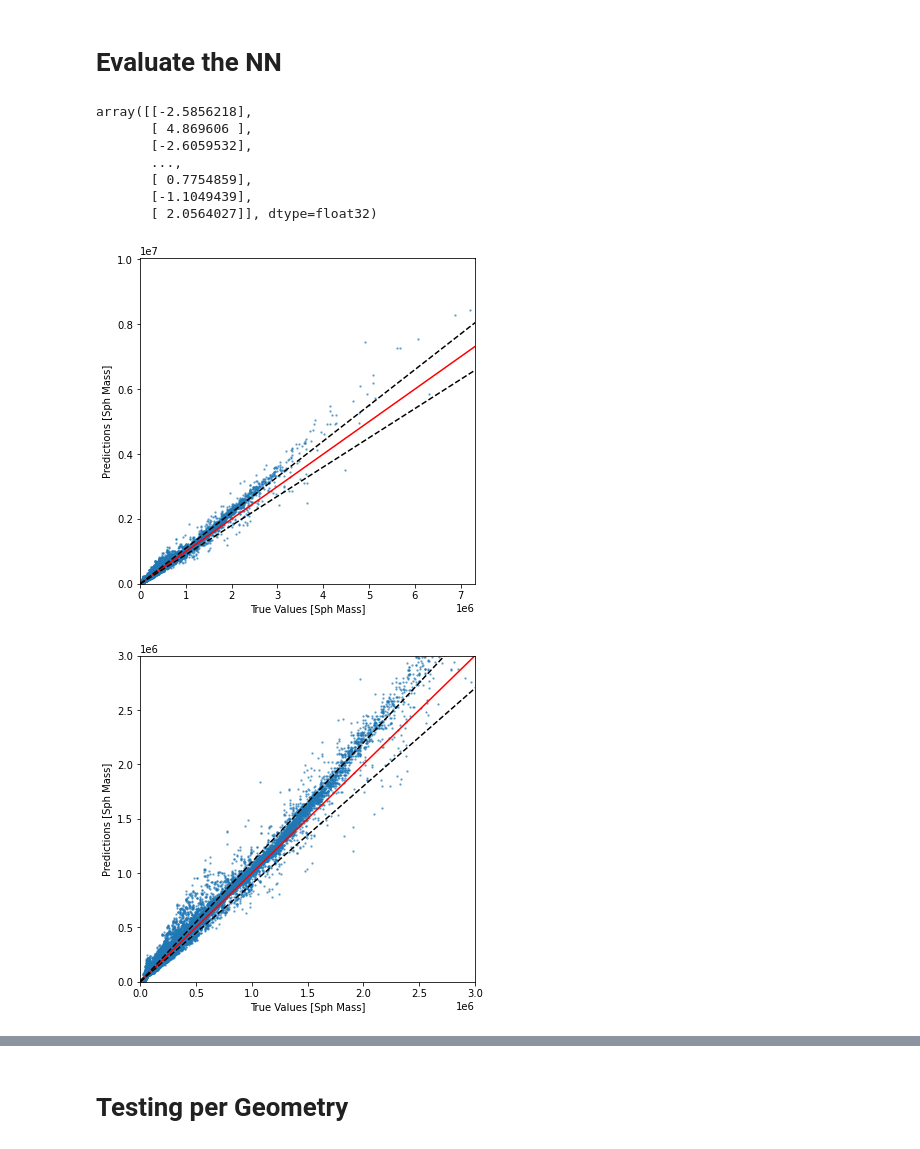
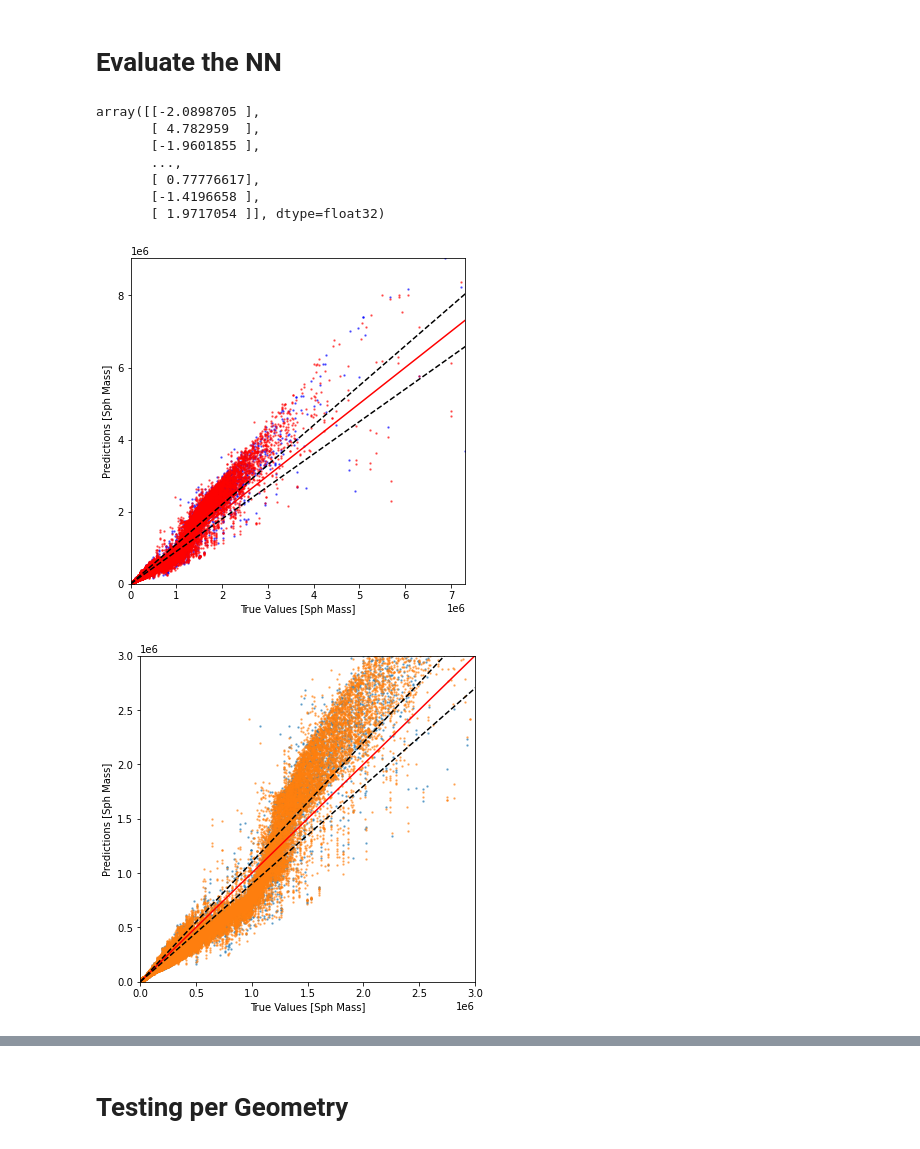
Before and after one commit to SpacialTree/machinelearning-homework, a Jupyter notebook: term_project/making_nn.ipynb, the cells around one changed output, grey strips where cells are left out. Cells and saved outputs as stored; diff of their text form; code cells hidden in the pictures.

```diff
--- a/term_project/making_nn.ipynb
+++ b/term_project/making_nn.ipynb
@@ -89,6 +92,6 @@ log10 3mm 0
 # %% [markdown]
 # Divide into Training, Testing, Validation
 # %%
-X = np.array([df['log10 1mm'], df['log10 3mm']]).T
+X = np.array([df['log10 1mm'], df['log10 3mm'], df['Inclination']]).T
 X.shape
 # %% [output]
@@ -120,8 +123,8 @@ To enable them in other operations, rebuild TensorFlow with the appropriate comp
 # %%
 def build_and_compile_model(norm):
     model = keras.Sequential([norm,
-                              layers.Dense(100, activation='relu'),
-                              layers.Dense(100, activation='relu'),
+                              layers.Dense(50, activation='relu'),
+                              layers.Dense(50, activation='relu'),
                               layers.Dense(1)])
     model.compile(loss='mean_squared_error',
                   optimizer=tf.keras.optimizers.Adam(learning_rate=0.0001, clipvalue=0.5)
@@ -207,21 +210,23 @@ dnn_model_o = keras.models.load_model("/home/savannahgramze/blue_ast7939/class_d
 #dnn_model_h = keras.models.load_model("/home/savannahgramze/blue_ast7939/class_data/models/nn_model_9.h5")
 # %%
 y_prediction = dnn_model.predict(X_test)
+y_known = dnn_model.predict(X_train)
 y_prediction
 # %% [output]
-array([[-2.5856218],
-       [ 4.869606 ],
-       [-2.6059532],
+array([[-2.0898705 ],
+       [ 4.782959  ],
+       [-1.9601855 ],
        ...,
-       [ 0.7754859],
-       [-1.1049439],
-       [ 2.0564027]], dtype=float32)
+       [ 0.77776617],
+       [-1.4196658 ],
+       [ 1.9717054 ]], dtype=float32)
 # %%
 linear = np.geomspace(0.01, 2.5*10**7, num=10)
 # %%
 plt.figure(figsize=(6,6))
 #plt.axes(aspect='equal')
-plt.scatter(10**y_test, 10**y_prediction, 2, alpha=0.5)
+plt.scatter(10**y_test, 10**y_prediction, 2, alpha=0.5, label='testing data', color='blue')
+plt.scatter(10**y_train, 10**y_known, 2, alpha=0.5, label='training data', color='red')
 #plt.scatter()
 plt.xlabel('True Values [Sph Mass]')
 plt.ylabel('Predictions [Sph Mass]')
@@ -238,28 +243,29 @@ plt.ylim(bottom=0, top=np.max(10**y_prediction))
 #_ = plt.plot(lims, lims)
 plt.savefig('./plots/mass_sph_compare.png')
 # %% [output]
-[figure, old version]
+[figure, new version]
 # %%
 plt.figure(figsize=(6,6))
 #plt.axes(aspect='equal')
 plt.scatter(10**y_test, 10**y_prediction, 2, alpha=0.5)
+plt.scatter(10**y_train, 10**y_known, 2, alpha=0.5)
 #plt.scatter()
 plt.xlabel('True Values [Sph Mass]')
 plt.ylabel('Predictions [Sph Mass]')
 plt.plot(linear, linear, color='red')
 outlier_plus = linear + 0.1*(1+linear)
 outlier_minus = linear - 0.1*(1+linear)
 plt.plot(linear, outlier_plus, color='k', linestyle='dashed')
 plt.plot(linear, outlier_minus, color='k', linestyle='dashed')
 #lims = [0, 1.75e7]
 plt.xlim(left=0, right=3e6) #right=np.max(10**y_test))
 plt.ylim(bottom=0, top=3e6) #top=np.max(10**y_prediction))
 #plt.xscale('log')
 #plt.yscale('log')
 #_ = plt.plot(lims, lims)
 plt.savefig('./plots/mass_sph_compare_zoom.png')
 # %% [output]
-[figure, old version]
+[figure, new version]
 # %%
 import matplotlib.colors as colors
 # %%
```
Also changed, not shown: parts of 48 cells of this notebook, 20 other files.
